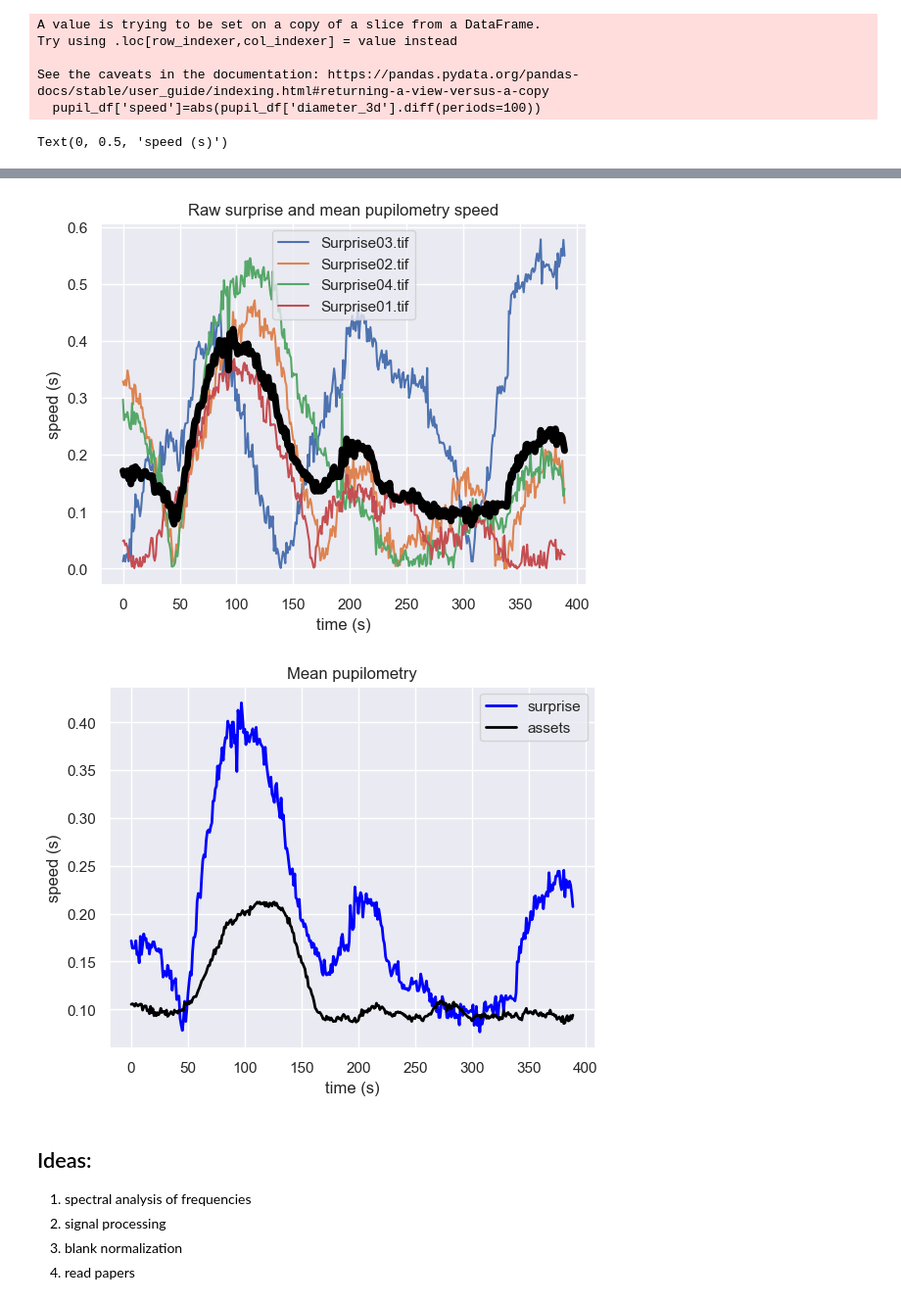
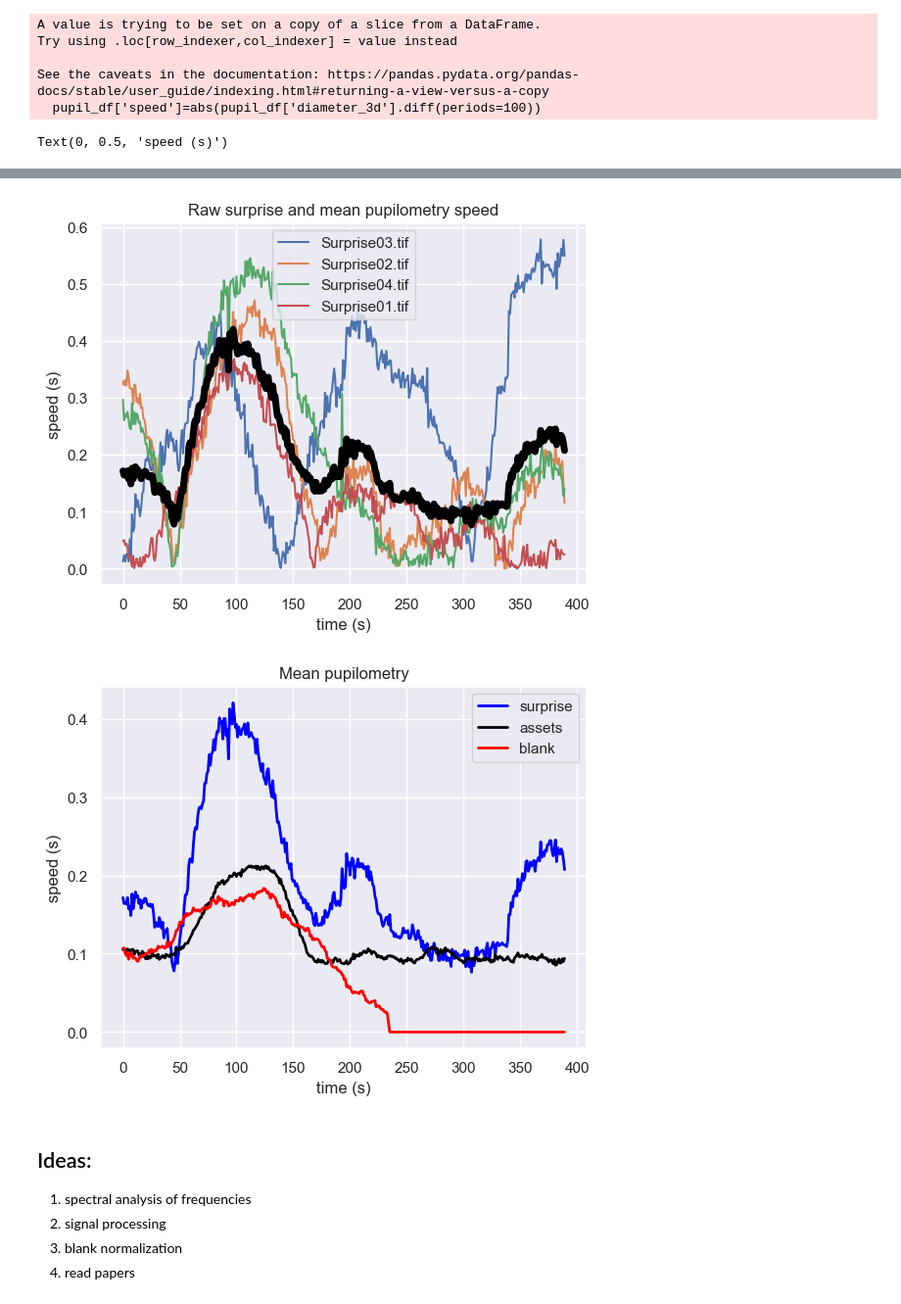
Before and after one commit to Rockyneuron/pupil_labs_analysis, a Jupyter notebook: analysis/pupillometry_analysis.ipynb, the cells around one changed output, grey strips where cells are left out. Shown at 98% size. Drawn from its saved outputs; the diff is of its cells as text; code cells hidden in the pictures.

Commit message:
[st] add blank

```diff
--- a/analysis/pupillometry_analysis.ipynb
+++ b/analysis/pupillometry_analysis.ipynb
@@ -411,6 +411,23 @@ for num,im in enumerate(surprise_annotations.values.flatten()):
         )
 
     pupil_surprise_matrix[0:len(segmented_df),num]=segmented_df[y]
+
+#Now extract matrix with blanks
+
+#Now extract matrix with suprise assets
+event_annotations=annotations_pd.loc[filter_events_blank,['label']]
+pupil_blank_matrix=np.zeros([pupil_df.shape[0],len(event_annotations)])
+
+for num,im in enumerate(event_annotations.values.flatten()):
+    initial_anotation,end_anotation=cm.extract_annotations_timestamps(im,'label',annotations_pd)
+    segmented_df=cm.filter_rows_by_temporal_values(
+        dataframe=pupil_df,
+        time_column='pupil_timestamp',
+        ini_value=initial_anotation['timestamp'].values[0],
+        end_value=end_anotation['timestamp'].values[0]
+        )
+
+    pupil_blank_matrix[0:len(segmented_df),num]=segmented_df[y]
 # %% [output]
 A value is trying to be set on a copy of a slice from a DataFrame.
 Try using .loc[row_indexer,col_indexer] = value instead
@@ -420,34 +437,36 @@ See the caveats in the documentation: https://pandas.pydata.org/pandas-docs/stab
 # %%
 window=range(10,400)
 
 fig, ax=plt.subplots(1,1)
 ax.plot(pupil_events_matrix[window])
 ax.plot(np.mean(pupil_events_matrix[window,:],axis=1),linewidth=5,color='black')
 # ax.legend([images,'assets mean'])
 ax.set_title('Raw assets and mean pupilometry speed')
 ax.set_xlabel('time (s)')
 ax.set_ylabel('speed (s)')
 
 fig, ax=plt.subplots(1,1)
 ax.plot(pupil_surprise_matrix[window,:])
 ax.plot(np.mean(pupil_surprise_matrix[window,:],axis=1),linewidth=5,color='black')
 ax.legend(surprise_annotations.values.flatten())
 ax.set_title('Raw surprise and mean pupilometry speed')
 ax.set_xlabel('time (s)')
 ax.set_ylabel('speed (s)')
 
 fig, ax=plt.subplots(1,1)
 ax.plot(np.mean(pupil_surprise_matrix[window,:],axis=1),linewidth=2,color='blue')
 ax.plot(np.mean(pupil_events_matrix[window,:],axis=1),linewidth=2,color='black')
-ax.legend(['surprise','assets'])
+ax.plot(np.mean(pupil_blank_matrix[window,:],axis=1),linewidth=2,color='red')
+
+ax.legend(['surprise','assets','blank'])
 ax.set_title('Mean pupilometry')
 ax.set_xlabel('time (s)')
 ax.set_ylabel('speed (s)')
 # %% [output]
 Text(0, 0.5, 'speed (s)')
 [figure]
 [figure]
-[figure, old version]
+[figure, new version]
 # %% [markdown]
 ## Ideas:
 1) spectral analysis of frequencies
```
Also changed, not shown: parts of 6 cells of this notebook.
